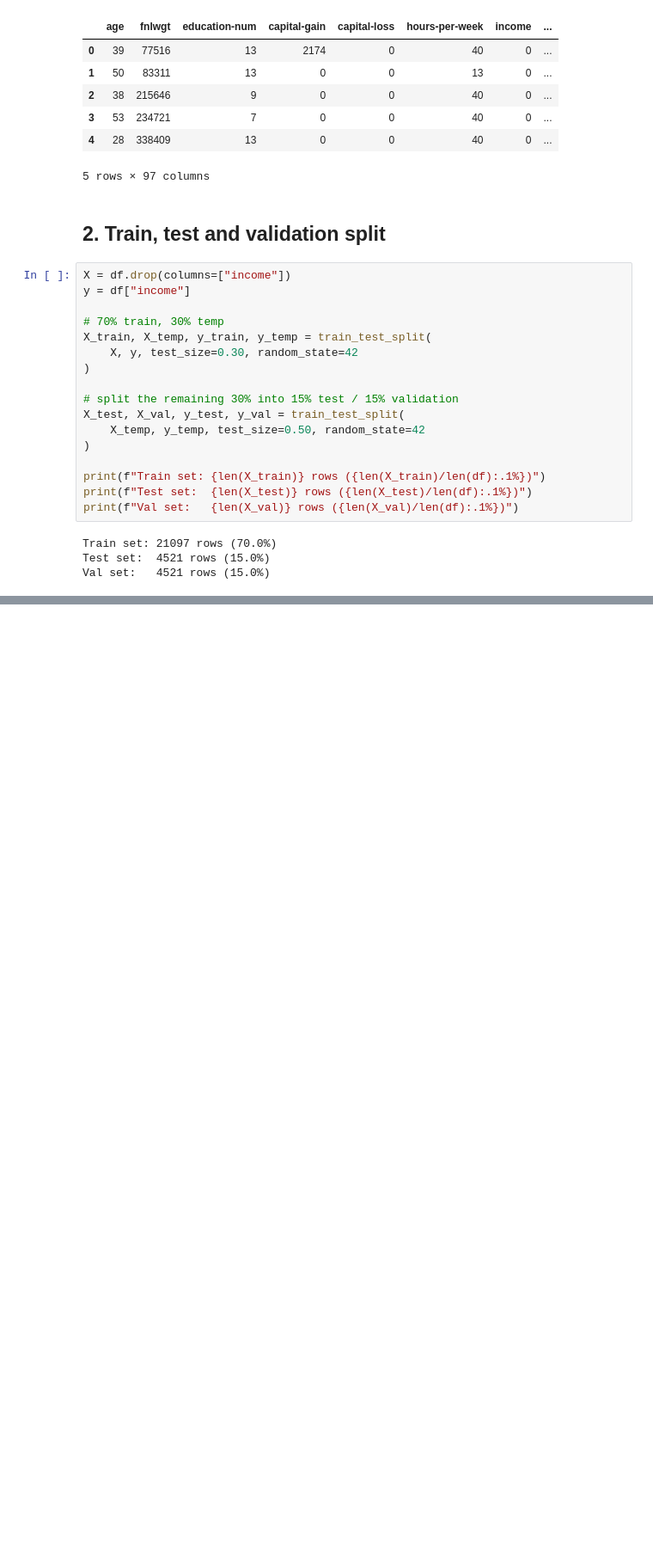
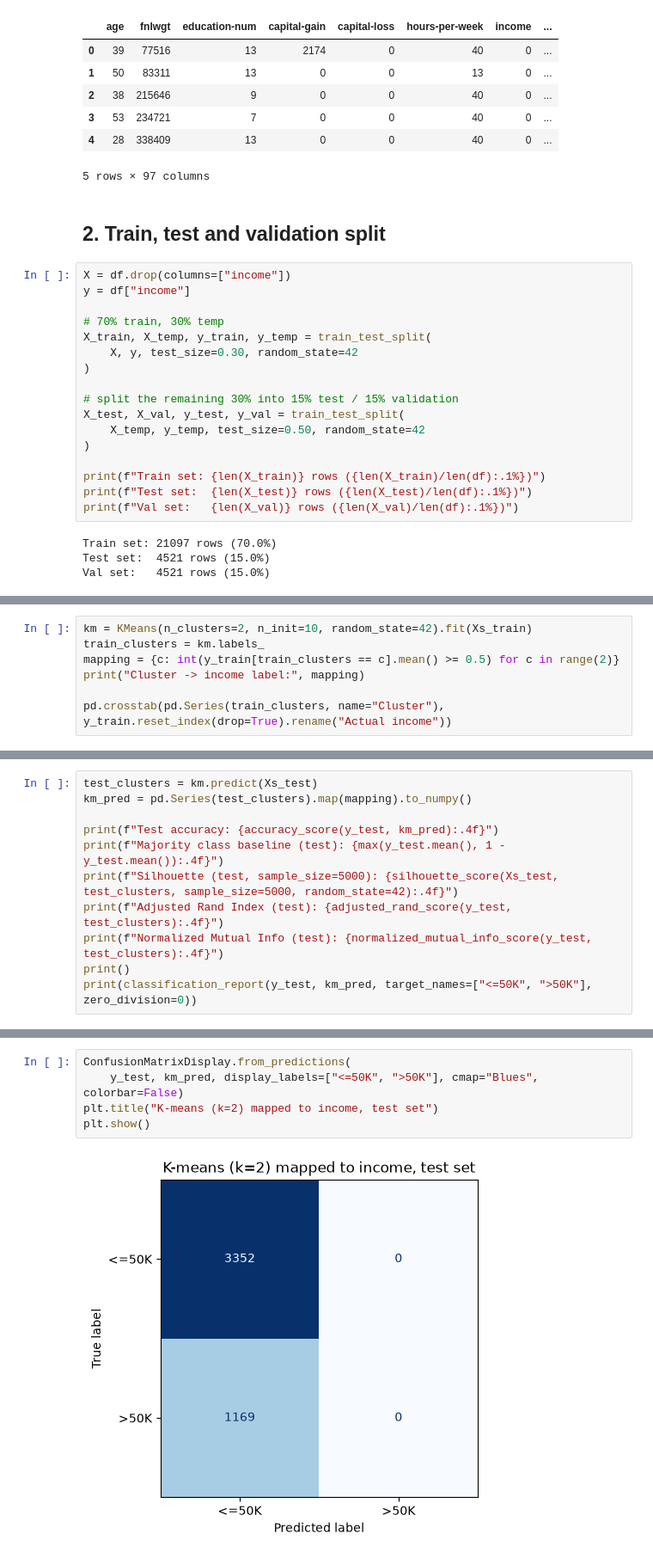
Before and after one commit to HyuseCS/CS412_Elec1, a Jupyter notebook: Week 10/Lab_Work/Legaspi_Week_10.ipynb, the cells around one changed output, grey strips where cells are left out. Shown at 86% size. Cells and saved outputs as stored; diff of their text form; blank space fills up the shorter version.

```diff
--- a/Week 10/Lab_Work/Legaspi_Week_10.ipynb
+++ b/Week 10/Lab_Work/Legaspi_Week_10.ipynb
@@ -153,0 +184,7 @@ Majority class baseline (test): 74.14%
+# %%
+km = KMeans(n_clusters=2, n_init=10, random_state=42).fit(Xs_train)
+train_clusters = km.labels_
+mapping = {c: int(y_train[train_clusters == c].mean() >= 0.5) for c in range(2)}
+print("Cluster -> income label:", mapping)
+
+pd.crosstab(pd.Series(train_clusters, name="Cluster"), y_train.reset_index(drop=True).rename("Actual income"))
@@ -153,0 +197,11 @@ Majority class baseline (test): 74.14%
+# %%
+test_clusters = km.predict(Xs_test)
+km_pred = pd.Series(test_clusters).map(mapping).to_numpy()
+
+print(f"Test accuracy: {accuracy_score(y_test, km_pred):.4f}")
+print(f"Majority class baseline (test): {max(y_test.mean(), 1 - y_test.mean()):.4f}")
+print(f"Silhouette (test, sample_size=5000): {silhouette_score(Xs_test, test_clusters, sample_size=5000, random_state=42):.4f}")
+print(f"Adjusted Rand Index (test): {adjusted_rand_score(y_test, test_clusters):.4f}")
+print(f"Normalized Mutual Info (test): {normalized_mutual_info_score(y_test, test_clusters):.4f}")
+print()
+print(classification_report(y_test, km_pred, target_names=["<=50K", ">50K"], zero_division=0))
@@ -153,0 +223,7 @@ Majority class baseline (test): 74.14%
+# %%
+ConfusionMatrixDisplay.from_predictions(
+    y_test, km_pred, display_labels=["<=50K", ">50K"], cmap="Blues", colorbar=False)
+plt.title("K-means (k=2) mapped to income, test set")
+plt.show()
+# %% [output]
+[figure, added]
```
Also changed, not shown: parts of 27 cells of this notebook.
